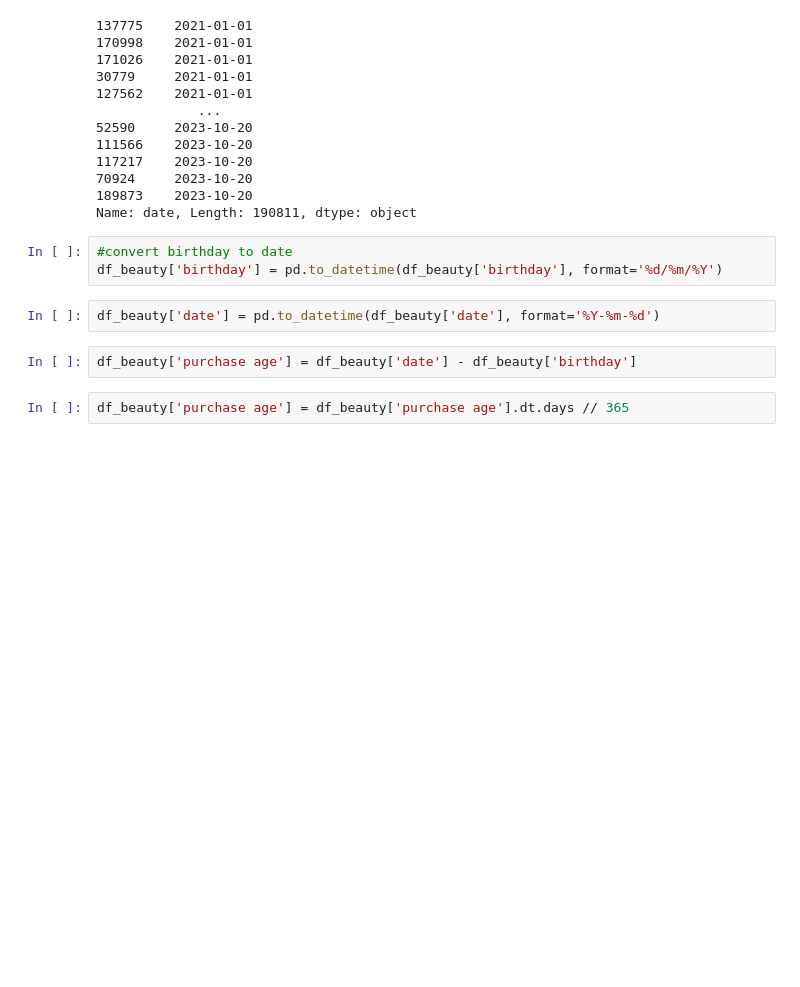
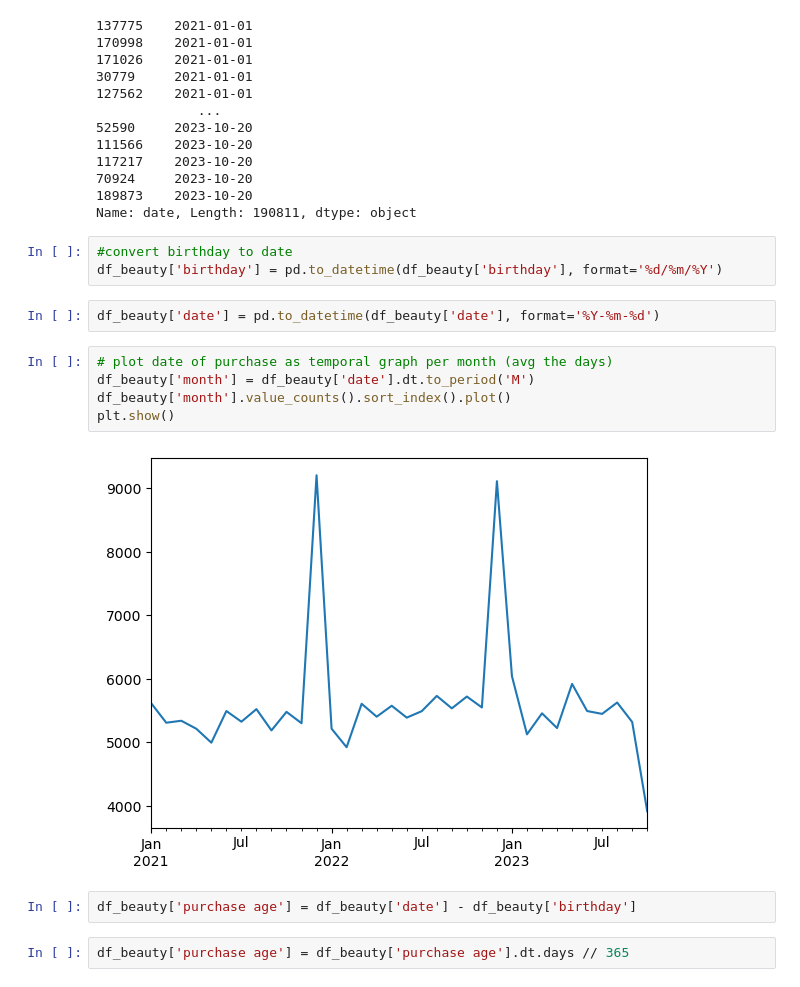
Before and after one commit to michelecoaro/Datanauti, a Jupyter notebook: EDA.ipynb, the cells around one changed output. Saved outputs shown, nothing was run; the diff lists cells and outputs as text; blank space fills up the shorter version.

Commit message:
added time purchase plot

```diff
--- a/EDA.ipynb
+++ b/EDA.ipynb
@@ -356,6 +334,13 @@ Name: date, Length: 190811, dtype: object
 df_beauty['birthday'] = pd.to_datetime(df_beauty['birthday'], format='%d/%m/%Y')
 # %%
 df_beauty['date'] = pd.to_datetime(df_beauty['date'], format='%Y-%m-%d')
+# %%
+# plot date of purchase as temporal graph per month (avg the days)
+df_beauty['month'] = df_beauty['date'].dt.to_period('M')
+df_beauty['month'].value_counts().sort_index().plot()
+plt.show()
+# %% [output]
+[figure, added]
 # %%
 df_beauty['purchase age'] = df_beauty['date'] - df_beauty['birthday']
 # %%
```
Also changed, not shown: parts of 1 cell of this notebook.
